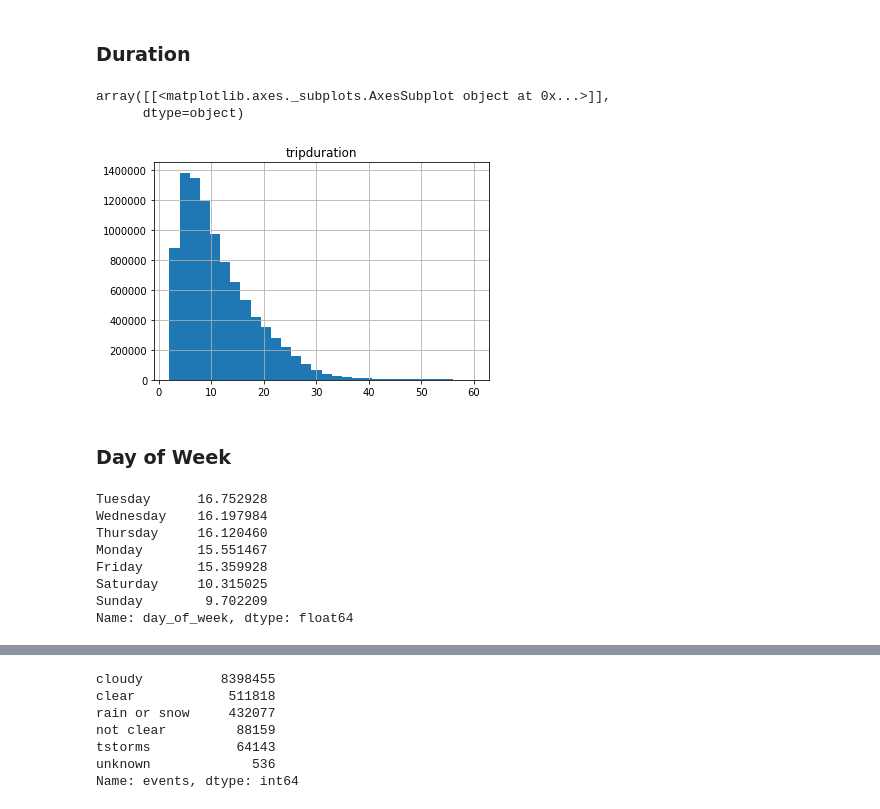
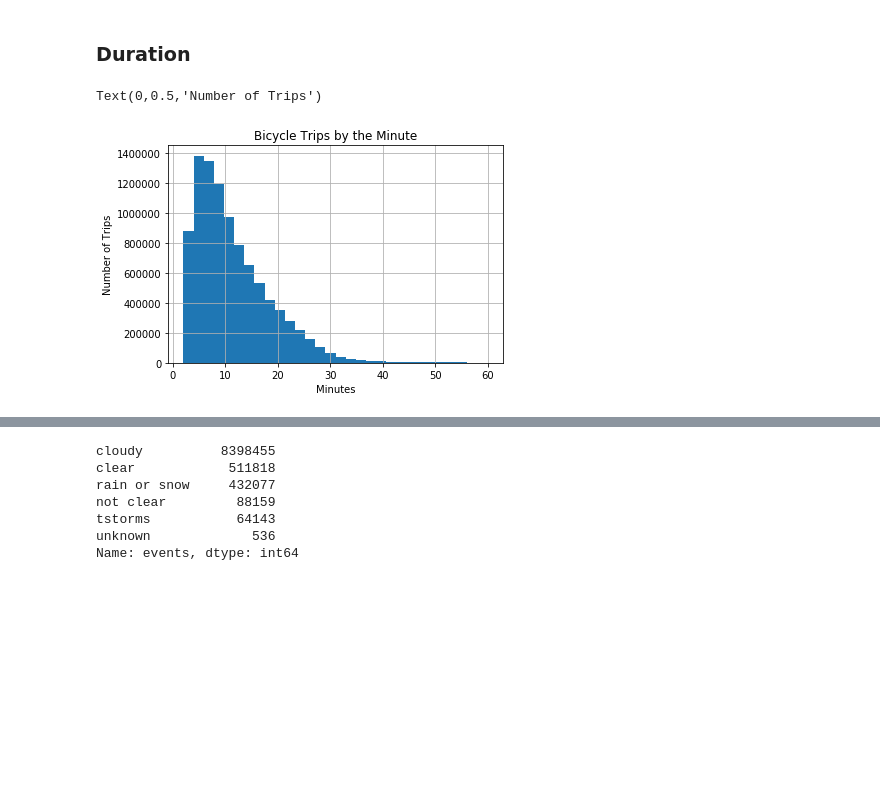
Before and after one commit to karahahn/Springboard_Capstone2, a Jupyter notebook: Capstone 2 Milestone 1.ipynb, the cells around one changed output, grey strips where cells are left out. Drawn from its saved outputs; the diff is of its cells as text; code cells hidden in the pictures; blank space fills up the shorter version.

```diff
--- a/Capstone 2 Milestone 1.ipynb
+++ b/Capstone 2 Milestone 1.ipynb
@@ -183,11 +346,3 @@ Name: gender, dtype: float64
 data['difference'] = data['stoptime'] - data['starttime']
 data['tripduration_round'] = data['tripduration'].round(0)
 data[['difference','tripduration_round']];
-# %%
-data.hist('tripduration', bins=30)
-# %% [output]
-array([[<matplotlib.axes._subplots.AxesSubplot object at 0x...>]],
-      dtype=object)
-[figure, removed]
-# %% [markdown]
-### Day of Week
@@ -197,13 +349,10 @@ data['day_of_week'] = data['starttime'].dt.weekday_name
-# %%
-# percentage of trips taken by different gender
-(data['day_of_week'].value_counts()/data['day_of_week'].count()) * 100
-# %% [output]
-Tuesday      16.752928
-Wednesday    16.197984
-Thursday     16.120460
-Monday       15.551467
-Friday       15.359928
-Saturday     10.315025
-Sunday        9.702209
-Name: day_of_week, dtype: float64
+# %%
+# histogram of trip durations
+data.hist('tripduration', bins=30)
+plt.title('Bicycle Trips by the Minute')
+plt.xlabel('Minutes')
+plt.ylabel('Number of Trips')
+# %% [output]
+Text(0,0.5,'Number of Trips')
+[figure, added]
 # %% [markdown]
```
Also changed, not shown: parts of 68 cells of this notebook.
